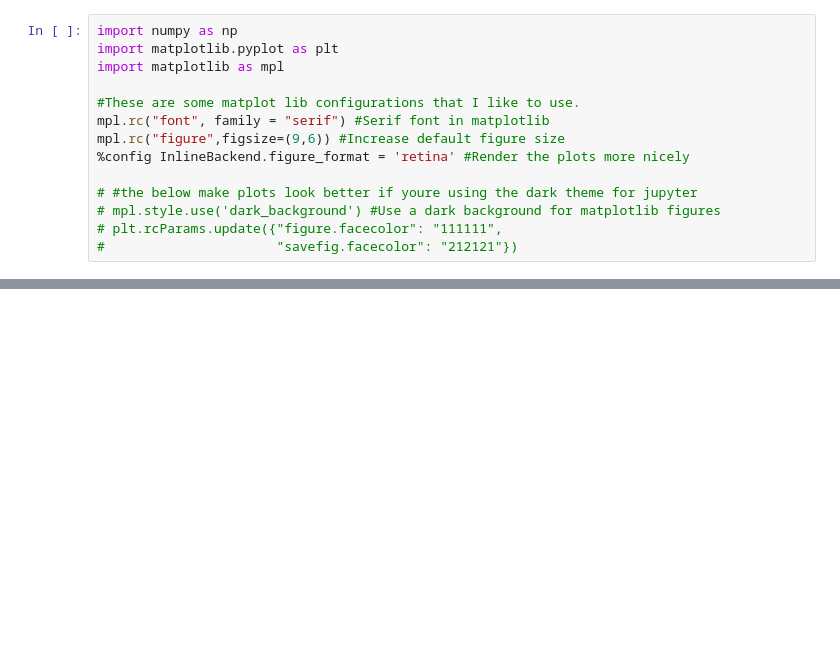
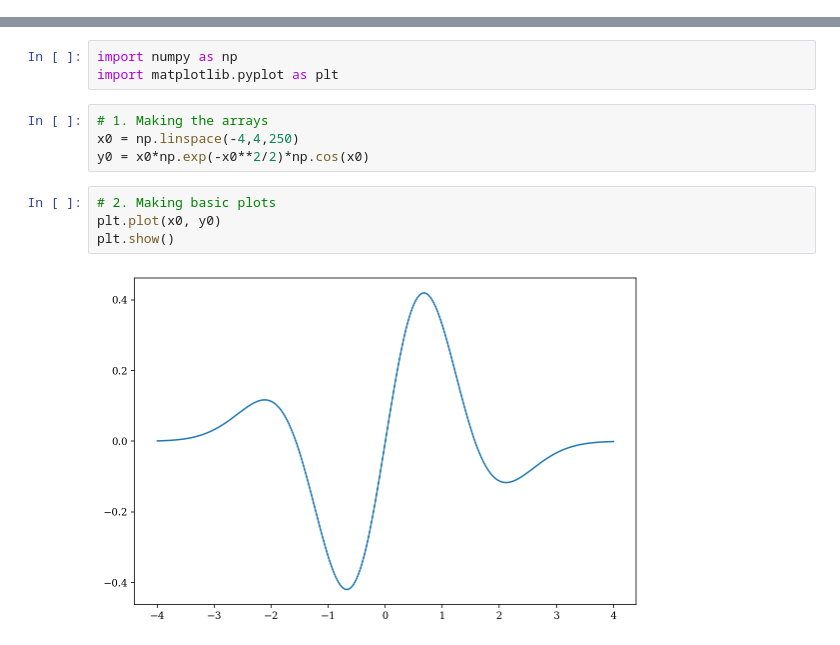
Before and after one commit to Hekstra-Lab/scientific-python-bootcamp, a Jupyter notebook: day2/day2.ipynb, the cells around one changed output, grey strips where cells are left out. Saved outputs shown, nothing was run; the diff lists cells and outputs as text; blank space fills up the shorter version.

```diff
--- a/day2/day2.ipynb
+++ b/day2/day2.ipynb
@@ -12,14 +0,0 @@ Notebook available on [GitHub](https://github.com/Hekstra-Lab/scientific-python-
-# %%
-import numpy as np
-import matplotlib.pyplot as plt
-import matplotlib as mpl
-
-#These are some matplot lib configurations that I like to use.
-mpl.rc("font", family = "serif") #Serif font in matplotlib
-mpl.rc("figure",figsize=(9,6)) #Increase default figure size
-%config InlineBackend.figure_format = 'retina' #Render the plots more nicely
-
-# #the below make plots look better if youre using the dark theme for jupyter
-# mpl.style.use('dark_background') #Use a dark background for matplotlib figures
-# plt.rcParams.update({"figure.facecolor": "111111",
-#                      "savefig.facecolor": "212121"})
@@ -290,0 +30,13 @@ Is there an important ODE based model in your major/field/favorite topic? Look f
+# %%
+import numpy as np
+import matplotlib.pyplot as plt
+# %%
+# 1. Making the arrays
+x0 = np.linspace(-4,4,250)
+y0 = x0*np.exp(-x0**2/2)*np.cos(x0)
+# %%
+# 2. Making basic plots
+plt.plot(x0, y0)
+plt.show()
+# %% [output]
+[figure, added]
```
Also changed, not shown: parts of 118 cells of this notebook.
